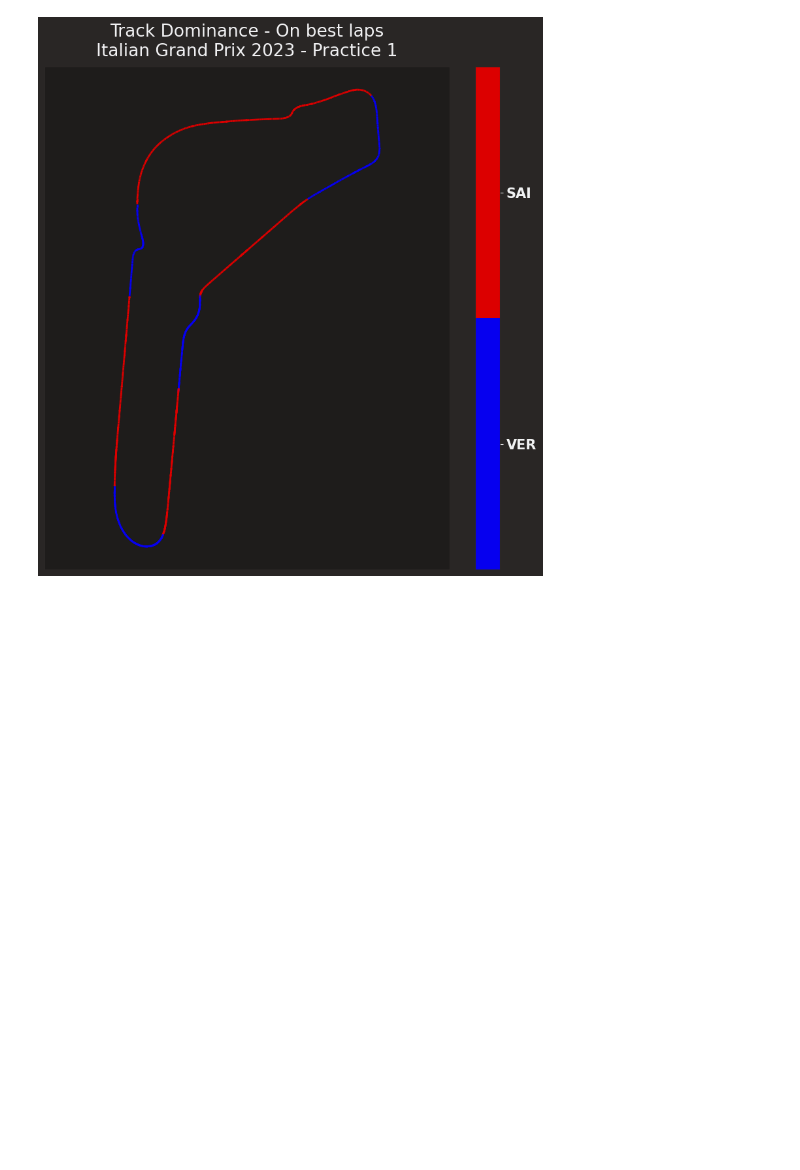
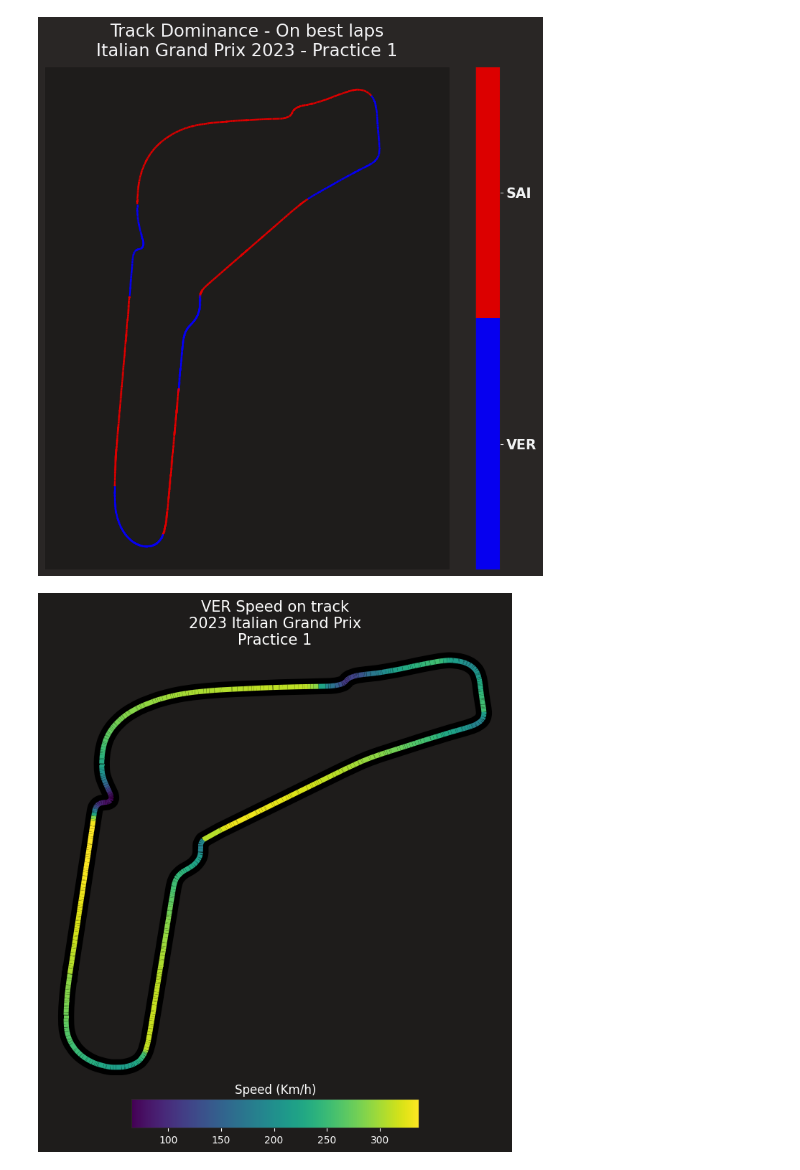
Before and after one commit to Rick8998/Monza2023F1, a Jupyter notebook: fp1.ipynb, the cells around one changed output. Drawn from its saved outputs; the diff is of its cells as text; code cells hidden in the pictures; blank space fills up the shorter version.

Commit message:
visualizzazione velocità sainz & verstappen

```diff
--- a/fp1.ipynb
+++ b/fp1.ipynb
@@ -252,0 +264,53 @@ plt.show()
+# %%
+driver = "VER"
+lap = fp.laps.pick_driver(driver).pick_fastest()
+
+# Get telemetry data
+x = lap.telemetry['X']              # values for x-axis
+y = lap.telemetry['Y']              # values for y-axis
+color = lap.telemetry['Speed']      # value to base color gradient on
+
+points = np.array([x, y]).T.reshape(-1, 1, 2)
+segments = np.concatenate([points[:-1], points[1:]], axis=1)
+# %%
+import matplotlib as mpl
+# We create a plot with title and adjust some setting to make it look good.
+fig, ax = plt.subplots(sharex=True, sharey=True, figsize=(8, 8), facecolor="#1e1c1b")
+fig.suptitle(f"{driver} Speed on track\n{fp.event.year} {fp.event.EventName}\n{fp.name}", size=15, y=0.97, color="white")
+
+# Adjust margins and turn of axis
+plt.subplots_adjust(left=0.1, right=0.9, top=0.9, bottom=0.12)
+
+ax.axis('off')
+
+# After this, we plot the data itself.
+# Create background track line
+ax.plot(lap.telemetry['X'], lap.telemetry['Y'], color='black', linestyle='-', linewidth=16, zorder=0)
+colormap = mpl.cm.viridis
+# Create a continuous norm to map from data points to colors
+norm = plt.Normalize(color.min(), color.max())
+lc = LineCollection(segments, cmap=colormap, norm=norm, linestyle='-', linewidth=5)
+
+# Set the values used for colormapping
+lc.set_array(color)
+
+# Merge all line segments together
+line = ax.add_collection(lc)
+
+
+# Finally, we create a color bar as a legend.
+cbaxes = fig.add_axes([0.25, 0.05, 0.5, 0.05])
+normlegend = mpl.colors.Normalize(vmin=color.min(), vmax=color.max())
+legend = mpl.colorbar.ColorbarBase(cbaxes, norm=normlegend, cmap=colormap, orientation="horizontal")
+legend.ax.tick_params(labelcolor="white", color="white")
+
+# Aggiungi un testo sopra la color bar
+text_x = 4800  # Posizione x del testo
+text_y = -7000  # Posizione y del testo (regola questa posizione a tuo piacimento)
+text = ax.text(text_x, text_y, "Speed (Km/h)", ha="center", va="center", color="white", fontsize=12)
+
+
+# Show the plot
+plt.show()
+# %% [output]
+[figure, added]
```
Also changed, not shown: parts of 3 cells of this notebook.
